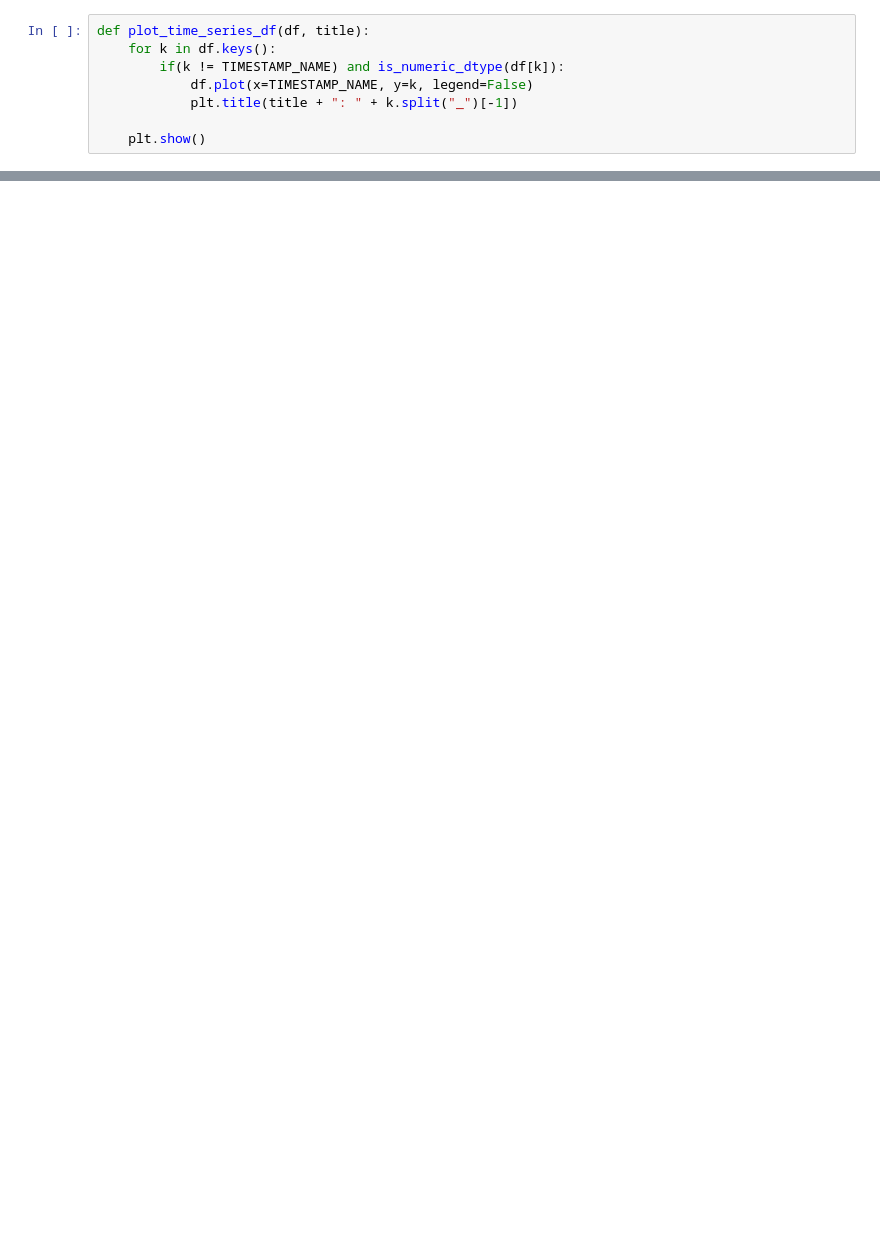
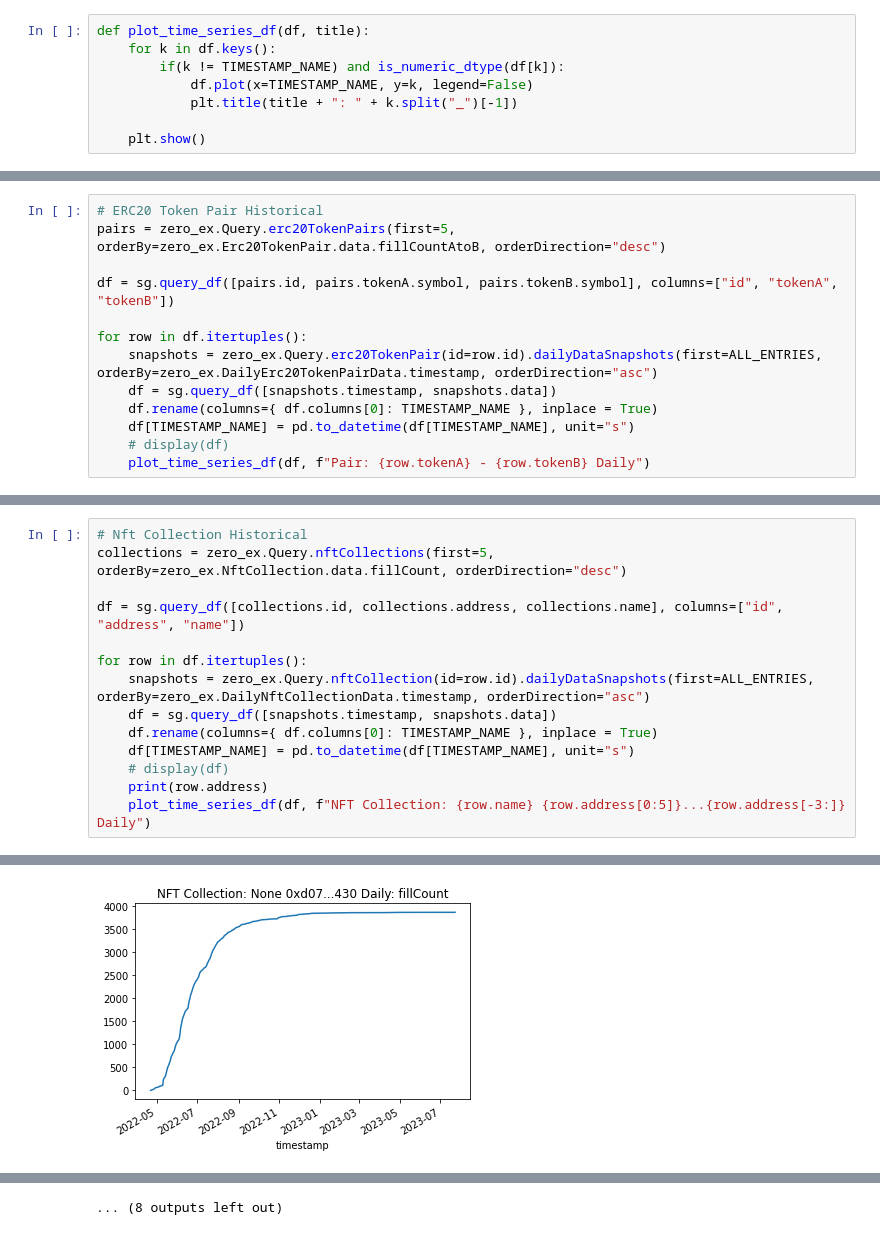
Before and after one commit to papercliplabs/zero-ex-subgraph, a Jupyter notebook: validation/query.ipynb, the cells around one changed output, grey strips where cells are left out. Drawn from its saved outputs; the diff is of its cells as text; blank space fills up the shorter version.

```diff
--- a/validation/query.ipynb
+++ b/validation/query.ipynb
@@ -85,0 +100,13 @@ for row in df.itertuples():
+# %%
+# ERC20 Token Pair Historical
+pairs = zero_ex.Query.erc20TokenPairs(first=5, orderBy=zero_ex.Erc20TokenPair.data.fillCountAtoB, orderDirection="desc")
+
+df = sg.query_df([pairs.id, pairs.tokenA.symbol, pairs.tokenB.symbol], columns=["id", "tokenA", "tokenB"])
+
+for row in df.itertuples():
+    snapshots = zero_ex.Query.erc20TokenPair(id=row.id).dailyDataSnapshots(first=ALL_ENTRIES, orderBy=zero_ex.DailyErc20TokenPairData.timestamp, orderDirection="asc")
+    df = sg.query_df([snapshots.timestamp, snapshots.data])
+    df.rename(columns={ df.columns[0]: TIMESTAMP_NAME }, inplace = True)
+    df[TIMESTAMP_NAME] = pd.to_datetime(df[TIMESTAMP_NAME], unit="s")
+    # display(df)
+    plot_time_series_df(df, f"Pair: {row.tokenA} - {row.tokenB} Daily")
@@ -85,0 +127,15 @@ for row in df.itertuples():
+# %%
+# Nft Collection Historical
+collections = zero_ex.Query.nftCollections(first=5, orderBy=zero_ex.NftCollection.data.fillCount, orderDirection="desc")
+
+df = sg.query_df([collections.id, collections.address, collections.name], columns=["id", "address", "name"])
+
+for row in df.itertuples():
+    snapshots = zero_ex.Query.nftCollection(id=row.id).dailyDataSnapshots(first=ALL_ENTRIES, orderBy=zero_ex.DailyNftCollectionData.timestamp, orderDirection="asc")
+    df = sg.query_df([snapshots.timestamp, snapshots.data])
+    df.rename(columns={ df.columns[0]: TIMESTAMP_NAME }, inplace = True)
+    df[TIMESTAMP_NAME] = pd.to_datetime(df[TIMESTAMP_NAME], unit="s")
+    # display(df)
+    print(row.address)
+    plot_time_series_df(df, f"NFT Collection: {row.name} {row.address[0:5]}...{row.address[-3:]} Daily")
+# %% [output]
@@ -85,0 +143 @@ for row in df.itertuples():
+[figure, added]
@@ -85,0 +154 @@ for row in df.itertuples():
+... (8 outputs left out)
```
Also changed, not shown: parts of 6 cells of this notebook, 11 other files.
